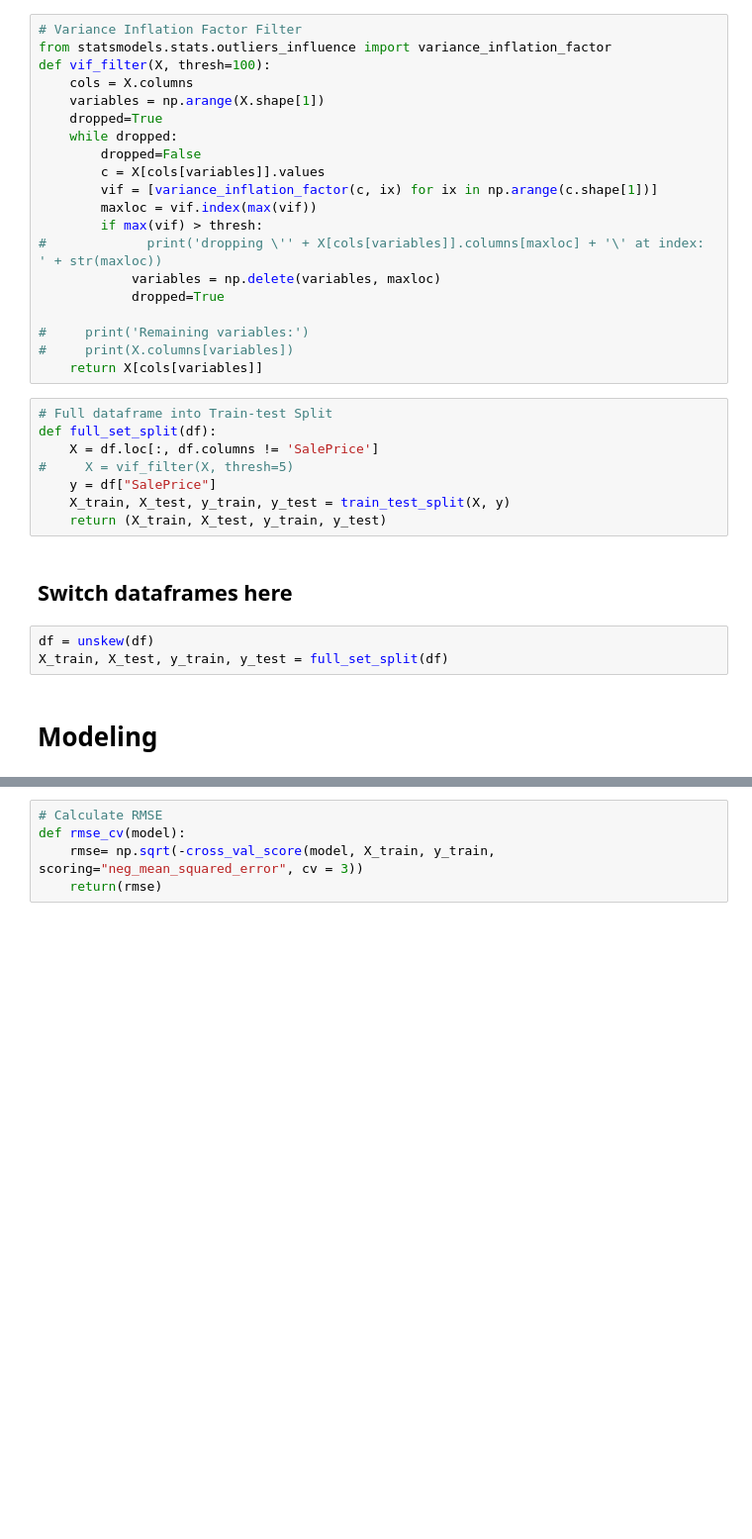
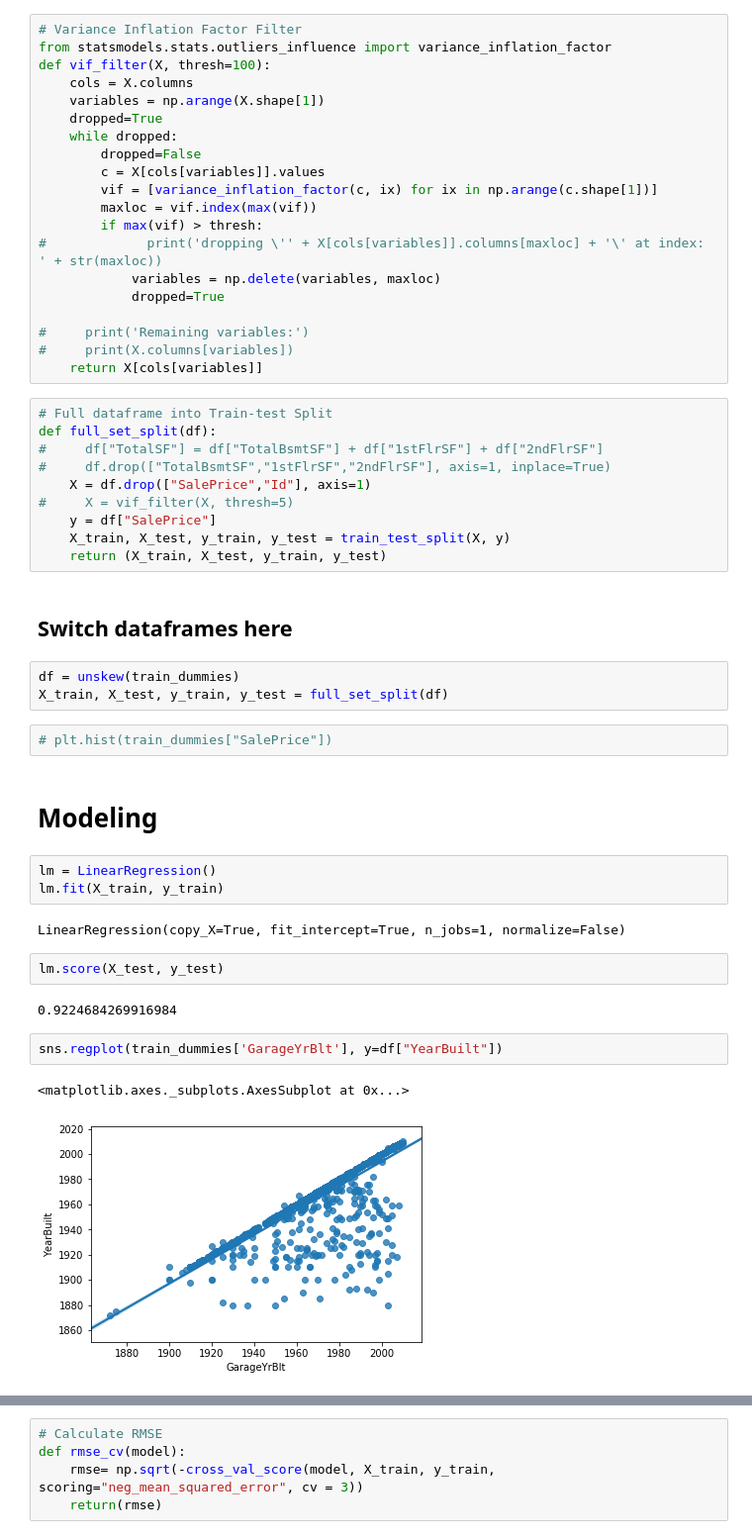
Before and after one commit to deanjgoldman/housing-ml, a Jupyter notebook: nbtools_and_EDA.ipynb, the cells around one changed output, grey strips where cells are left out. Shown at 99% size. Saved outputs shown, nothing was run; the diff lists cells and outputs as text; blank space fills up the shorter version.

```diff
--- a/nbtools_and_EDA.ipynb
+++ b/nbtools_and_EDA.ipynb
@@ -265,7 +282,9 @@ def vif_filter(X, thresh=100):
 # %%
 # Full dataframe into Train-test Split
 def full_set_split(df):
-    X = df.loc[:, df.columns != 'SalePrice']
+#     df["TotalSF"] = df["TotalBsmtSF"] + df["1stFlrSF"] + df["2ndFlrSF"]
+#     df.drop(["TotalBsmtSF","1stFlrSF","2ndFlrSF"], axis=1, inplace=True)
+    X = df.drop(["SalePrice","Id"], axis=1)
 #     X = vif_filter(X, thresh=5)
     y = df["SalePrice"]
     X_train, X_test, y_train, y_test = train_test_split(X, y)
@@ -273,7 +292,23 @@ def full_set_split(df):
 # %% [markdown]
 ## Switch dataframes here
 # %%
-df = unskew(df)
+df = unskew(train_dummies)
 X_train, X_test, y_train, y_test = full_set_split(df)
+# %%
+# plt.hist(train_dummies["SalePrice"])
 # %% [markdown]
 # Modeling
+# %%
+lm = LinearRegression()
+lm.fit(X_train, y_train)
+# %% [output]
+LinearRegression(copy_X=True, fit_intercept=True, n_jobs=1, normalize=False)
+# %%
+lm.score(X_test, y_test)
+# %% [output]
+0.9224684269916984
+# %%
+sns.regplot(train_dummies['GarageYrBlt'], y=df["YearBuilt"])
+# %% [output]
+<matplotlib.axes._subplots.AxesSubplot at 0x...>
+[figure, added]
```
Also changed, not shown: parts of 16 cells of this notebook.
